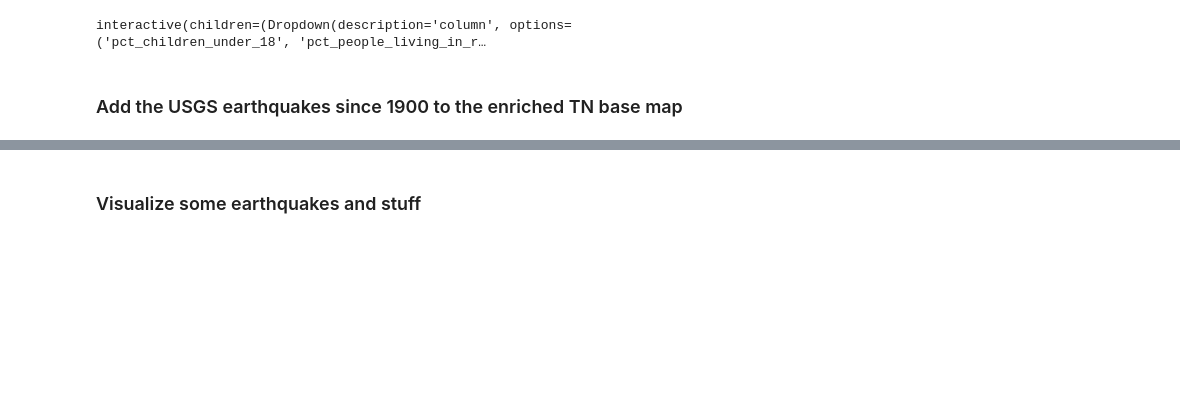
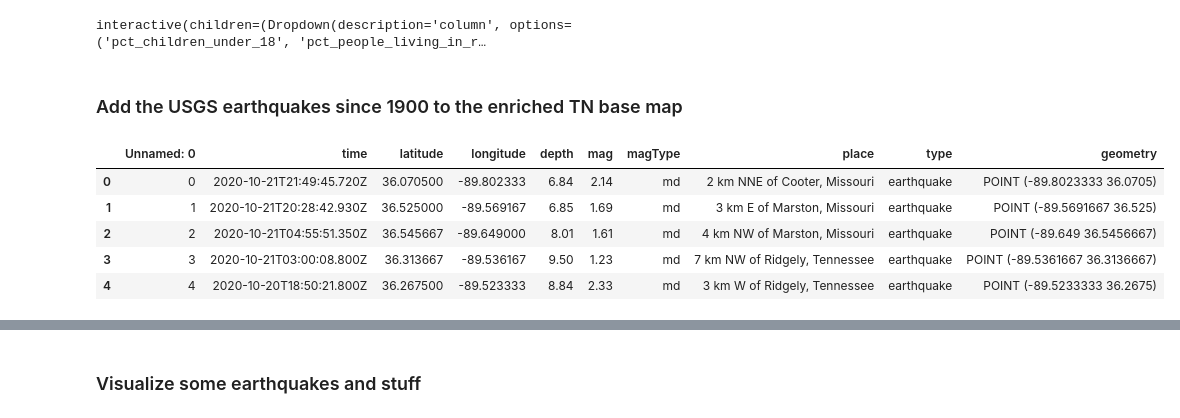
Before and after one commit to ocnrandolph/TNEG_Earthquakes, a Jupyter notebook: notebooks/dq3-TNEG-geospatial-visualizations.ipynb, the cells around one changed output, grey strips where cells are left out. Cells and saved outputs as stored; diff of their text form; code cells hidden in the pictures; blank space fills up the shorter version.

```diff
--- a/notebooks/dq3-TNEG-geospatial-visualizations.ipynb
+++ b/notebooks/dq3-TNEG-geospatial-visualizations.ipynb
@@ -243,0 +278,14 @@ interactive(children=(Dropdown(description='column', options=('pct_children_unde
+# %%
+# Create a geometry column
+usgs['geometry'] = usgs.apply(lambda x: Point((float(x.longitude),
+                                            float(x.latitude))),
+                              axis = 1)
+# Make sure it worked
+usgs.head()
+# %% [output]
+|  | Unnamed: 0 | time | latitude | longitude | depth | mag | magType | place | type | geometry |
+| 0 | 0 | 2020-10-21T21:49:45.720Z | 36.070500 | -89.802333 | 6.84 | 2.14 | md | 2 km NNE of Cooter, Missouri | earthquake | POINT (-89.8023333 36.0705) |
+| 1 | 1 | 2020-10-21T20:28:42.930Z | 36.525000 | -89.569167 | 6.85 | 1.69 | md | 3 km E of Marston, Missouri | earthquake | POINT (-89.5691667 36.525) |
+| 2 | 2 | 2020-10-21T04:55:51.350Z | 36.545667 | -89.649000 | 8.01 | 1.61 | md | 4 km NW of Marston, Missouri | earthquake | POINT (-89.649 36.5456667) |
+| 3 | 3 | 2020-10-21T03:00:08.800Z | 36.313667 | -89.536167 | 9.50 | 1.23 | md | 7 km NW of Ridgely, Tennessee | earthquake | POINT (-89.5361667 36.3136667) |
+| 4 | 4 | 2020-10-20T18:50:21.800Z | 36.267500 | -89.523333 | 8.84 | 2.33 | md | 3 km W of Ridgely, Tennessee | earthquake | POINT (-89.5233333 36.2675) |
```
Also changed, not shown: parts of 16 cells of this notebook, 1 other file.
